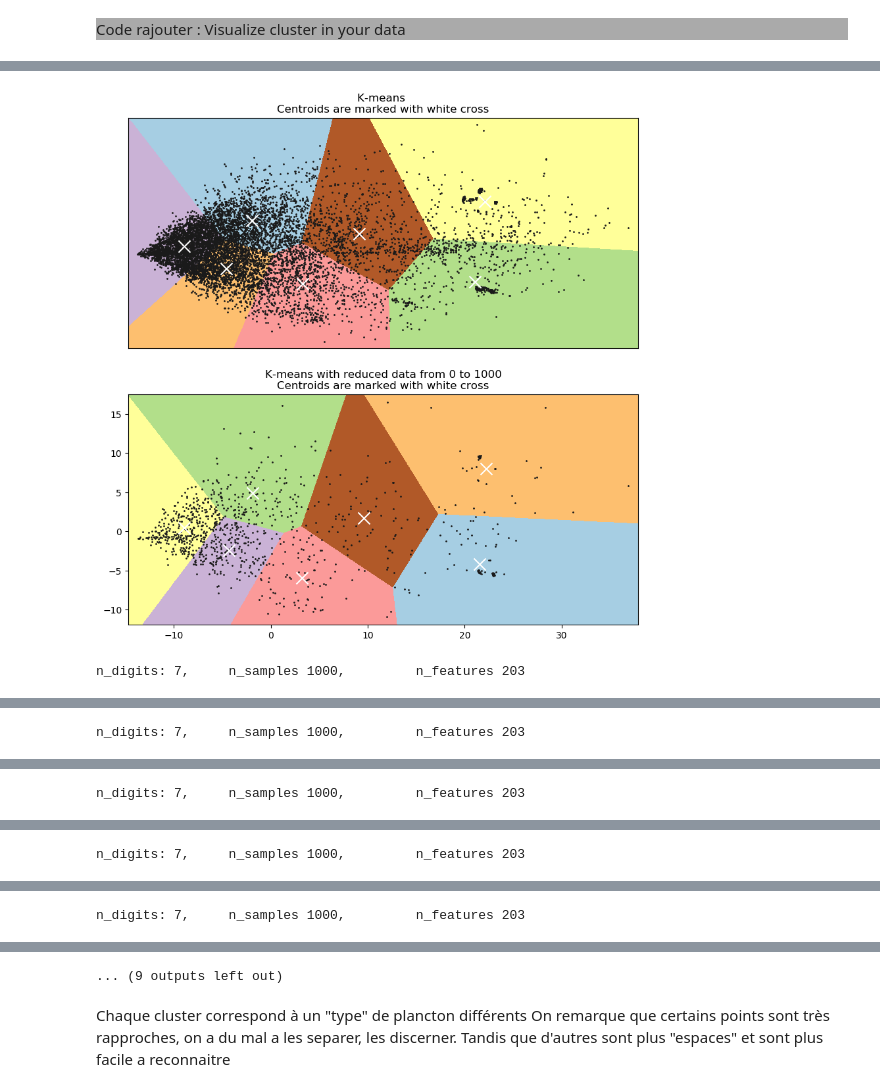
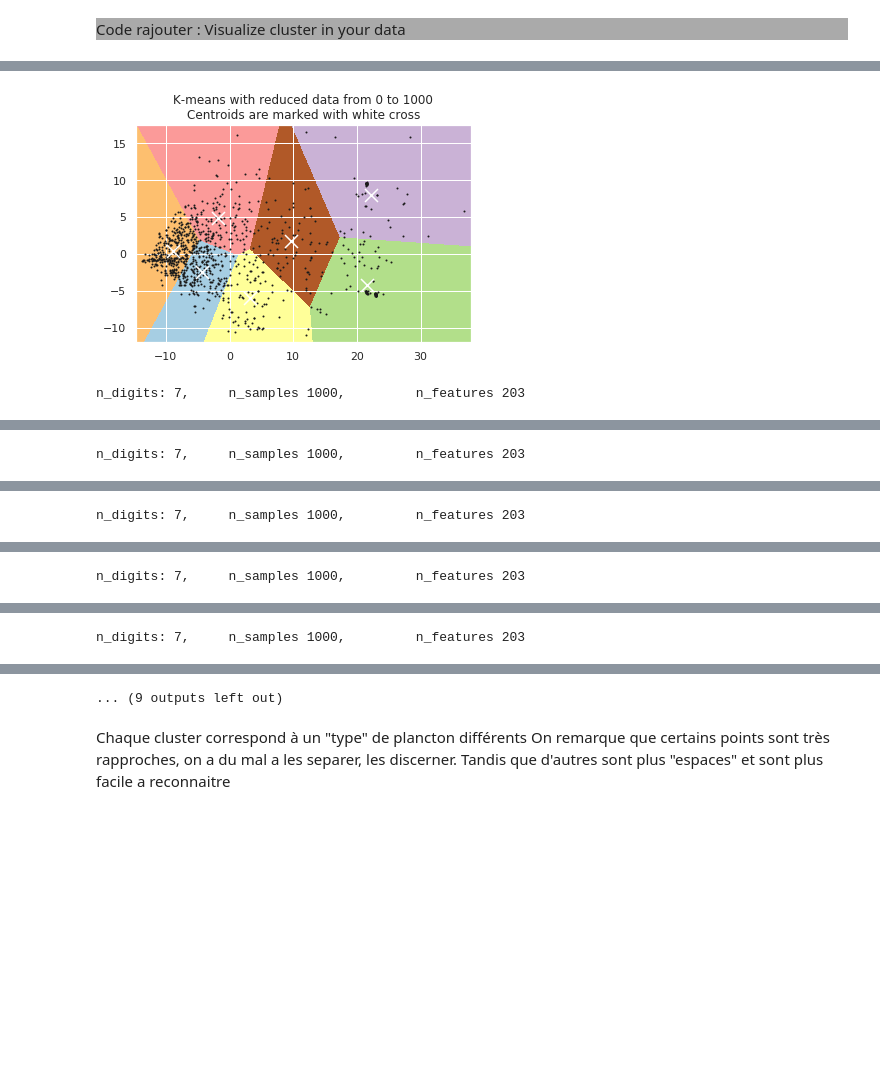
Before and after one commit to MathisDupont/ECOLO1, a Jupyter notebook: starting_kit/README_visualizaton.ipynb, the cells around one changed output, grey strips where cells are left out. Drawn from its saved outputs; the diff is of its cells as text; code cells hidden in the pictures; blank space fills up the shorter version.

```diff
--- a/starting_kit/README_visualizaton.ipynb
+++ b/starting_kit/README_visualizaton.ipynb
@@ -232,78 +363,7 @@ print(x.shape)
 # %%
-from time import time
-import numpy as np
-import matplotlib.pyplot as plt
-
-from sklearn import metrics
-from sklearn.cluster import KMeans
-from sklearn.datasets import load_digits
-from sklearn.decomposition import PCA
-from sklearn.preprocessing import scale
-
-np.random.seed(42)
-
-X_train = D.data['X_train']
-Y_train = D.data['Y_train']
-
-#on prend nos donnees X_train
-data = scale(X_train)
-
-n_samples, n_features = data.shape
-n_digits = len(np.unique(Y_train)) #et nos valeurs dans Y_train
-
-labels = Y_train[:,0]
-
-sample_size = 300
-
-print("n_digits: %d, \t n_samples %d, \t n_features %d"
-      % (n_digits, n_samples, n_features))
-
-# #############################################################################
-# Visualize the results on PCA-reduced data
-
-reduced_data = PCA(n_components=2).fit_transform(data)
-kmeans = KMeans(init='k-means++', n_clusters=n_digits, n_init=10)
-kmeans.fit(reduced_data)
-
-# Step size of the mesh. Decrease to increase the quality of the VQ.
-h = .02     # point in the mesh [x_min, x_max]x[y_min, y_max].
-
-# Plot the decision boundary. For that, we will assign a color to each
-x_min, x_max = reduced_data[:, 0].min() - 1, reduced_data[:, 0].max() + 1
-y_min, y_max = reduced_data[:, 1].min() - 1, reduced_data[:, 1].max() + 1
-xx, yy = np.meshgrid(np.arange(x_min, x_max, h), np.arange(y_min, y_max, h))
-
-# Obtain labels for each point in mesh. Use last trained model.
-Z = kmeans.predict(np.c_[xx.ravel(), yy.ravel()])
-
-# Put the result into a color plot
-Z = Z.reshape(xx.shape)
-fig, ax = plt.subplots(2,1, figsize=(10,10))
-
-
-ax[0].imshow(Z, interpolation='nearest',
-           extent=(xx.min(), xx.max(), yy.min(), yy.max()),
-           cmap=plt.cm.Paired,
-           aspect='auto', origin='lower')
-
-ax[0].plot(reduced_data[:, 0], reduced_data[:, 1], 'k.', markersize=2)
-# Plot the centroids as a white X
-centroids = kmeans.cluster_centers_
-ax[0].scatter(centroids[:, 0], centroids[:, 1],
-            marker='x', s=169, linewidths=3,
-            color='w', zorder=10)
-ax[0].set_title('K-means \n'
-          'Centroids are marked with white cross')
-ax[0].set_xlim(x_min, x_max)
-ax[0].set_ylim(y_min, y_max)
-ax[0].set_xticks(())
-ax[0].set_yticks(())
-
-#on prend nos donnees X_train
-
 for i in range(0,10000, 1000):
-    data = scale(X_train[i:i+1000])
-    n_samples, n_features = data.shape
+    data1 = scale(X_train[i:i+1000])
+    n_samples, n_features = data1.shape
     n_digits = len(np.unique(Y_train[i:i+1000])) #et nos valeurs dans Y_train
     labels = Y_train[:,0]
 
@@ -313,16 +373,16 @@ for i in range(0,10000, 1000):
     # #############################################################################
     # Visualize the results on PCA-reduced data
 
-    reduced_data = PCA(n_components=2).fit_transform(data)
+    reduced_data1 = PCA(n_components=2).fit_transform(data1)
     kmeans = KMeans(init='k-means++', n_clusters=n_digits, n_init=10)
-    kmeans.fit(reduced_data)
+    kmeans.fit(reduced_data1)
 
     # Step size of the mesh. Decrease to increase the quality of the VQ.
     h = .02     # point in the mesh [x_min, x_max]x[y_min, y_max].
 
     # Plot the decision boundary. For that, we will assign a color to each
-    x_min, x_max = reduced_data[:, 0].min() - 1, reduced_data[:, 0].max() + 1
-    y_min, y_max = reduced_data[:, 1].min() - 1, reduced_data[:, 1].max() + 1
+    x_min, x_max = reduced_data1[:, 0].min() - 1, reduced_data1[:, 0].max() + 1
+    y_min, y_max = reduced_data1[:, 1].min() - 1, reduced_data1[:, 1].max() + 1
     xx, yy = np.meshgrid(np.arange(x_min, x_max, h), np.arange(y_min, y_max, h))
 
     # Obtain labels for each point in mesh. Use last trained model.
@@ -336,7 +396,7 @@ for i in range(0,10000, 1000):
                cmap=plt.cm.Paired,
                aspect='auto', origin='lower')
 
-    plt.plot(reduced_data[:, 0], reduced_data[:, 1], 'k.', markersize=2)
+    plt.plot(reduced_data1[:, 0], reduced_data1[:, 1], 'k.', markersize=2)
     # Plot the centroids as a white X
     centroids = kmeans.cluster_centers_
     plt.scatter(centroids[:, 0], centroids[:, 1],
@@ -353,6 +413,6 @@ for i in range(0,10000, 1000):
 
 
 
-print(reduced_data)
-print(reduced_data.shape)
+print(reduced_data1)
+print(reduced_data1.shape)
 # %% [output]
@@ -360,3 +419,3 @@ n_digits: 7,     n_samples 10752,        n_features 203
 n_digits: 7,     n_samples 1000,         n_features 203
-[figure, old version]
+[figure, new version]
 n_digits: 7,     n_samples 1000,         n_features 203
```
Also changed, not shown: parts of 7 cells of this notebook, 35 other files.
